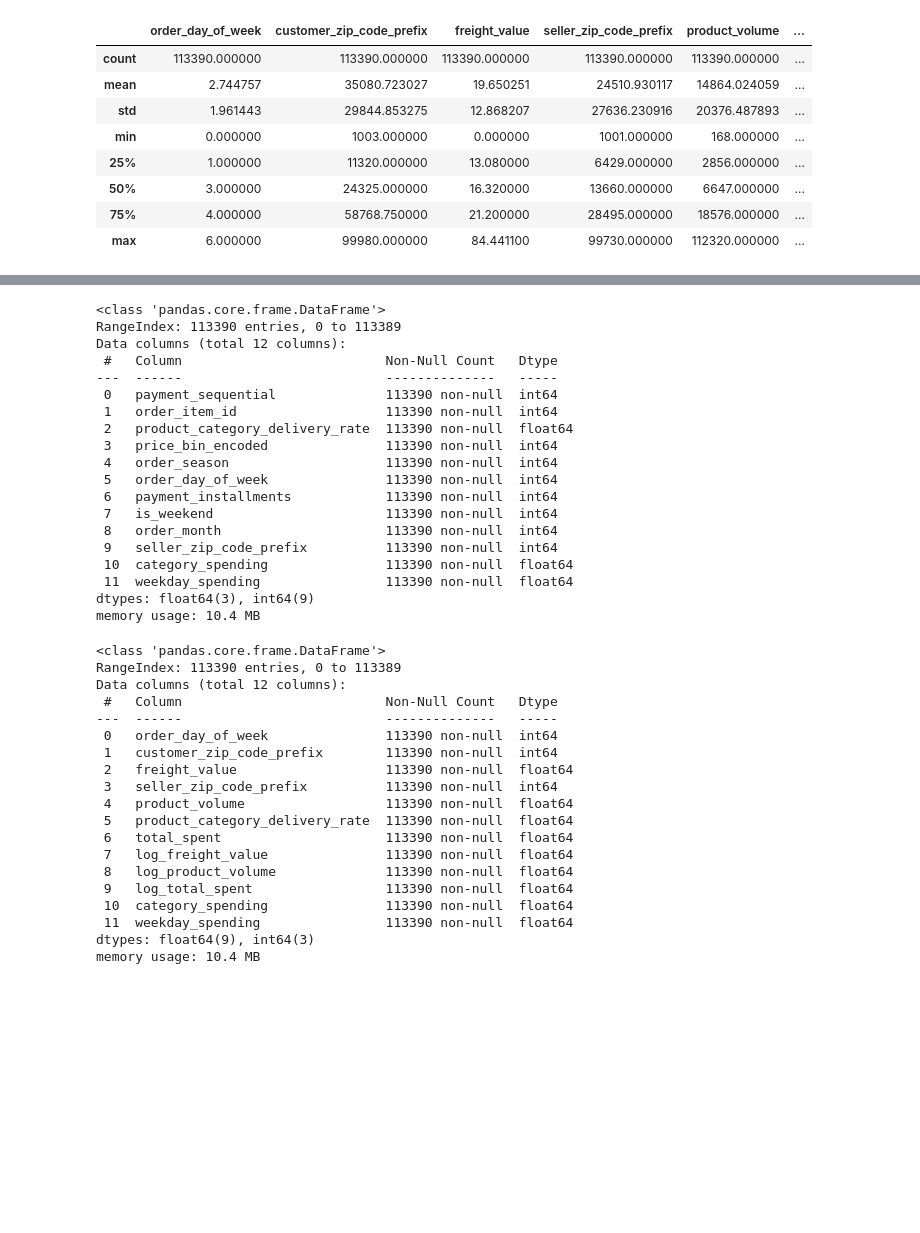
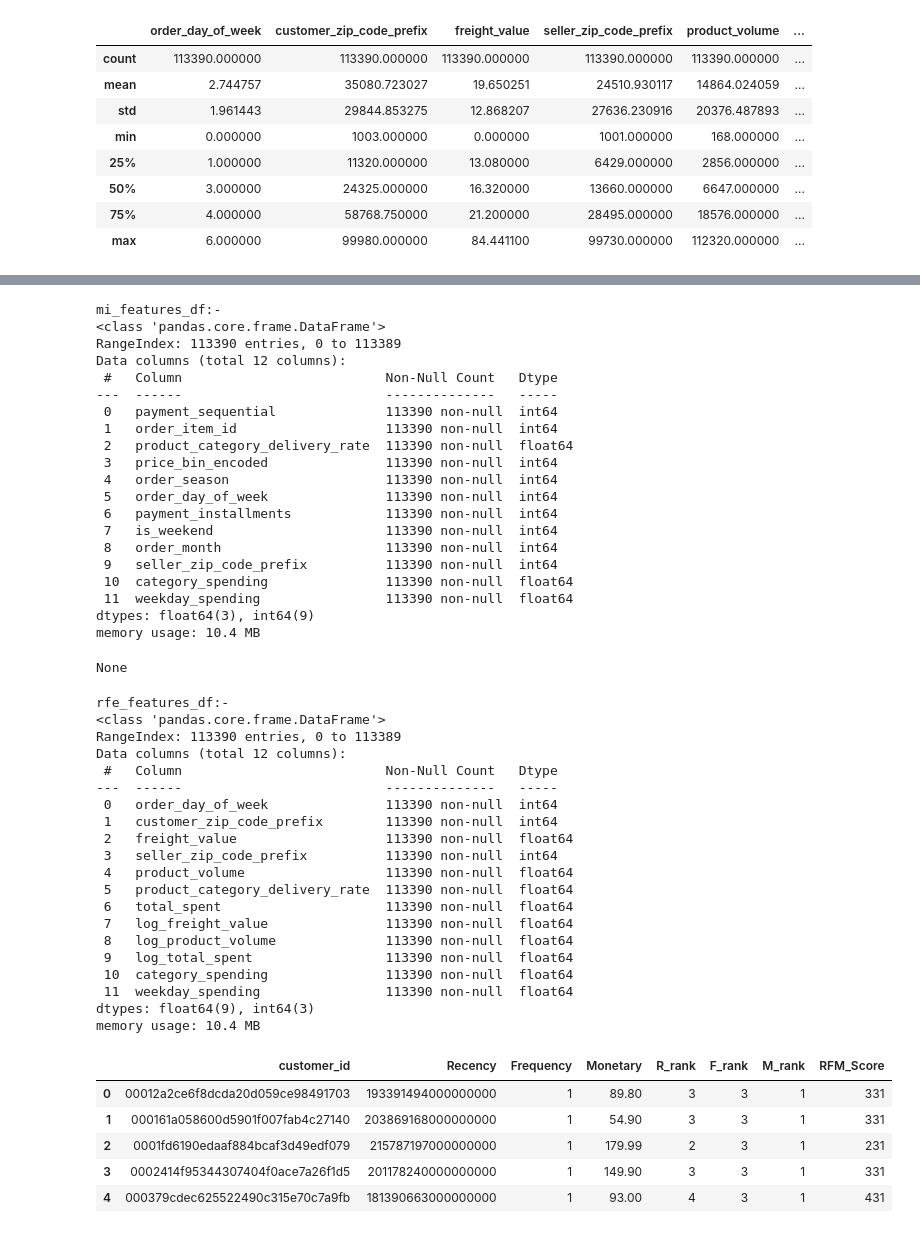
Before and after one commit to Mohit-Singh-261097/Customer-Segmentation-Analysis-Brazillian_E-commercence_Dataset-, a Jupyter notebook: notebooks/Customer_Segmentation.ipynb, the cells around one changed output, grey strips where cells are left out. Cells and saved outputs as stored; diff of their text form; code cells hidden in the pictures; blank space fills up the shorter version.

```diff
--- a/notebooks/Customer_Segmentation.ipynb
+++ b/notebooks/Customer_Segmentation.ipynb
@@ -2047,6 +2047,8 @@ memory usage: 48.2+ MB
 # %%
-mi_features_df.info()
+print('mi_features_df:-')
+display(mi_features_df.info())
 # %% [output]
+mi_features_df:-
 <class 'pandas.core.frame.DataFrame'>
 RangeIndex: 113390 entries, 0 to 113389
 Data columns (total 12 columns):
@@ -2066,9 +2068,12 @@ Data columns (total 12 columns):
  11  weekday_spending                113390 non-null  float64
 dtypes: float64(3), int64(9)
 memory usage: 10.4 MB
+None
 # %%
+print('rfe_features_df:-')
 rfe_features_df.info()
 # %% [output]
+rfe_features_df:-
 <class 'pandas.core.frame.DataFrame'>
 RangeIndex: 113390 entries, 0 to 113389
 Data columns (total 12 columns):
@@ -2088,3 +2093,35 @@ Data columns (total 12 columns):
  11  weekday_spending                113390 non-null  float64
 dtypes: float64(9), int64(3)
 memory usage: 10.4 MB
+# %%
+# Assuming full_orders_with_cumulative_df is the DataFrame containing the data
+
+# Step 1: Calculate Recency, Frequency, and Monetary
+rfm_df = full_orders_with_cumulative_df.groupby('customer_id').agg({
+    'customer_recency': 'min',        # Recency: days since last purchase (lower is better)
+    'order_id': 'nunique',            # Frequency: unique orders per customer
+    'cumulative_spending': 'max'      # Monetary: total spending
+}).reset_index()
+
+# Rename columns for easier interpretation
+rfm_df.rename(columns={'customer_recency': 'Recency', 'order_id': 'Frequency', 'cumulative_spending': 'Monetary'}, inplace=True)
+
+# Step 2: Rank each metric on a 1-5 scale using `pd.cut` instead of `pd.qcut`
+# Define bin ranges manually for each metric based on the data distribution
+
+rfm_df['R_rank'] = pd.cut(rfm_df['Recency'], bins=5, labels=[5, 4, 3, 2, 1])  # Lower recency means higher rank
+rfm_df['F_rank'] = pd.cut(rfm_df['Frequency'], bins=5, labels=[1, 2, 3, 4, 5])  # Higher frequency, higher rank
+rfm_df['M_rank'] = pd.cut(rfm_df['Monetary'], bins=5, labels=[1, 2, 3, 4, 5])  # Higher monetary, higher rank
+
+# Step 3: Concatenate R, F, M scores to create RFM score
+rfm_df['RFM_Score'] = rfm_df['R_rank'].astype(str) + rfm_df['F_rank'].astype(str) + rfm_df['M_rank'].astype(str)
+
+# Display the result
+display(rfm_df.head())  # To display the first few rows
+# %% [output]
+|  | customer_id | Recency | Frequency | Monetary | R_rank | F_rank | M_rank | RFM_Score |
+| 0 | 00012a2ce6f8dcda20d059ce98491703 | 193391494000000000 | 1 | 89.80 | 3 | 3 | 1 | 331 |
+| 1 | 000161a058600d5901f007fab4c27140 | 203869168000000000 | 1 | 54.90 | 3 | 3 | 1 | 331 |
+| 2 | 0001fd6190edaaf884bcaf3d49edf079 | 215787197000000000 | 1 | 179.99 | 2 | 3 | 1 | 231 |
+| 3 | 0002414f95344307404f0ace7a26f1d5 | 201178240000000000 | 1 | 149.90 | 3 | 3 | 1 | 331 |
+| 4 | 000379cdec625522490c315e70c7a9fb | 181390663000000000 | 1 | 93.00 | 4 | 3 | 1 | 431 |
```
Also changed, not shown: parts of 18 cells of this notebook.
